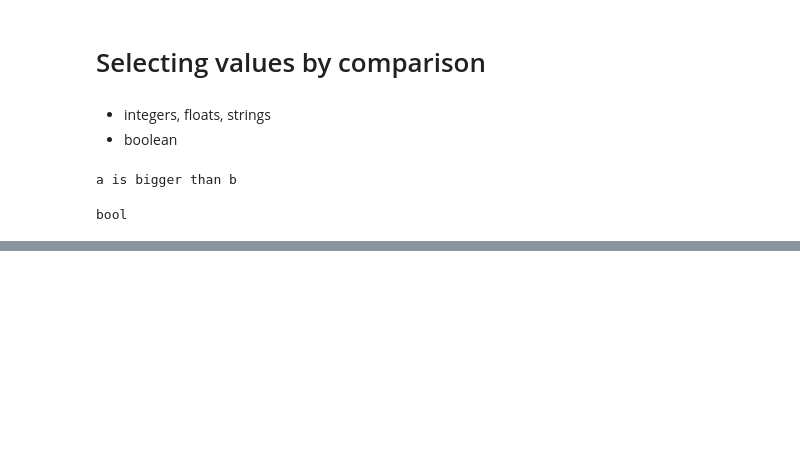
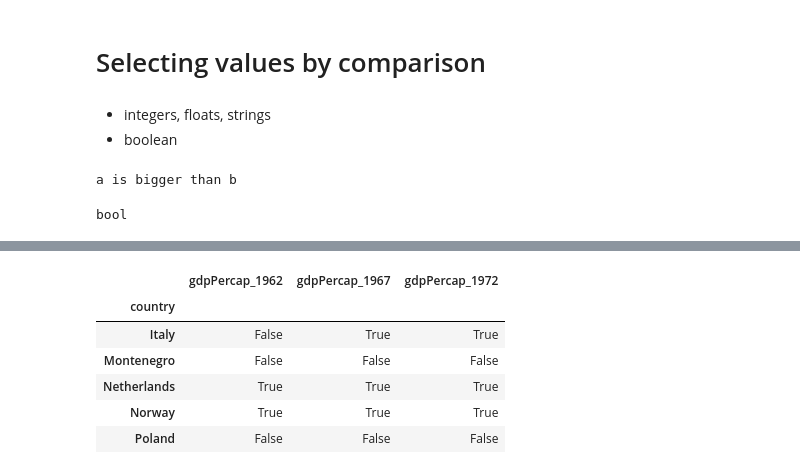
Before and after one commit to ubvu/2023-11-14-python, a Jupyter notebook: notebooks/dataframes.ipynb, the cells around one changed output, grey strips where cells are left out. Drawn from its saved outputs; the diff is of its cells as text; code cells hidden in the pictures; blank space fills up the shorter version.

```diff
--- a/notebooks/dataframes.ipynb
+++ b/notebooks/dataframes.ipynb
@@ -178,4 +178,4 @@ type(True)
 # %% [output]
 bool
 # %%
-subset
+subset = data.loc['Italy':'Poland', 'gdpPercap_1962':'gdpPercap_1972']
@@ -181,0 +192,10 @@ subset
+# %%
+subset > 10000
+# %% [output]
+|  | gdpPercap_1962 | gdpPercap_1967 | gdpPercap_1972 |
+| country |  |  |  |
+| Italy | False | True | True |
+| Montenegro | False | False | False |
+| Netherlands | True | True | True |
+| Norway | True | True | True |
+| Poland | False | False | False |
```
Also changed, not shown: parts of 1 cell of this notebook.
